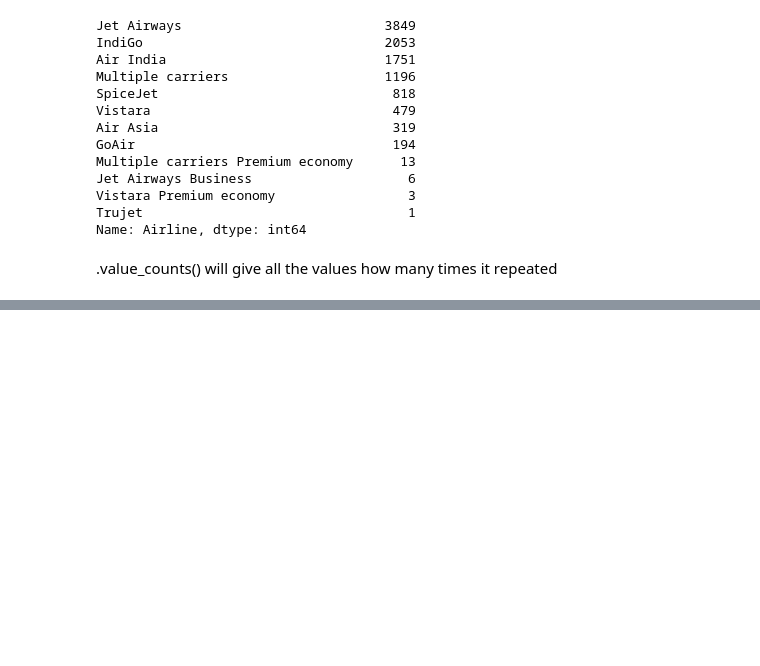
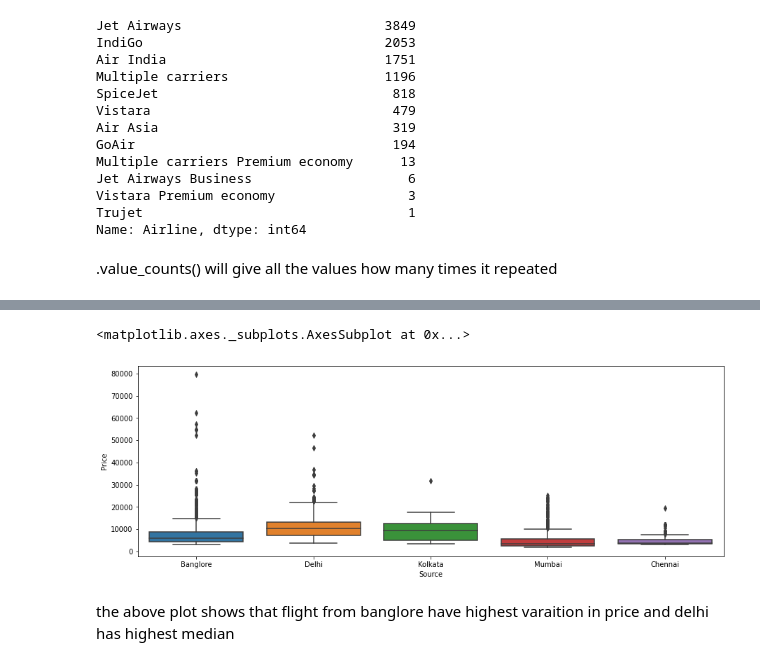
Before and after one commit to sheldon-o/fare-prediction-ds-project, a Jupyter notebook: fare_prediction_ds_.ipynb, the cells around one changed output, grey strips where cells are left out. Cells and saved outputs as stored; diff of their text form; code cells hidden in the pictures; blank space fills up the shorter version.

```diff
--- a/fare_prediction_ds_.ipynb
+++ b/fare_prediction_ds_.ipynb
@@ -348,0 +383,9 @@ Name: Airline, dtype: int64
+# %%
+plt.figure(figsize=(15,5))
+sns.boxplot(x='Source', y='Price',data=train_data.sort_values('Price',ascending=False))
+# %% [output]
+<matplotlib.axes._subplots.AxesSubplot at 0x...>
+[figure, added]
+# %% [markdown]
+the above plot shows that flight from banglore have highest varaition in price
+and delhi has highest median
```
Also changed, not shown: parts of 11 cells of this notebook.
